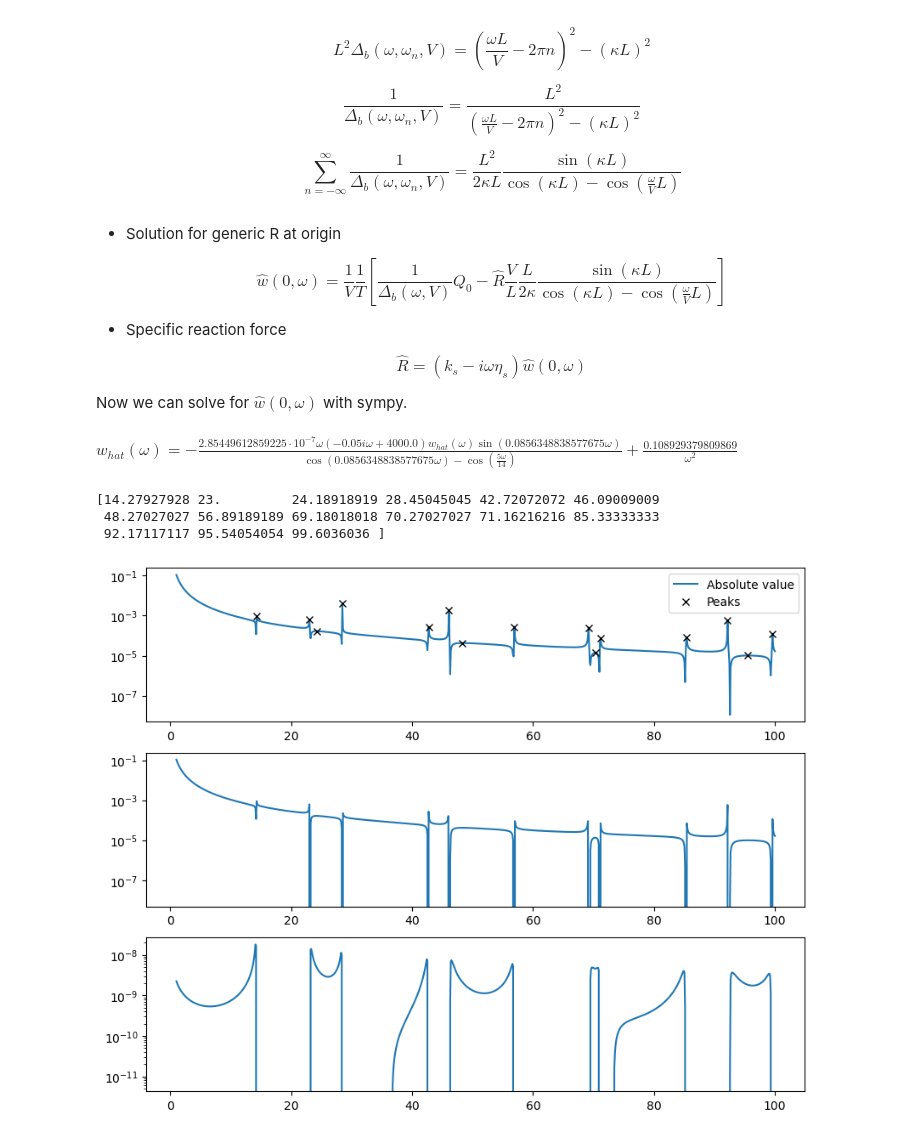
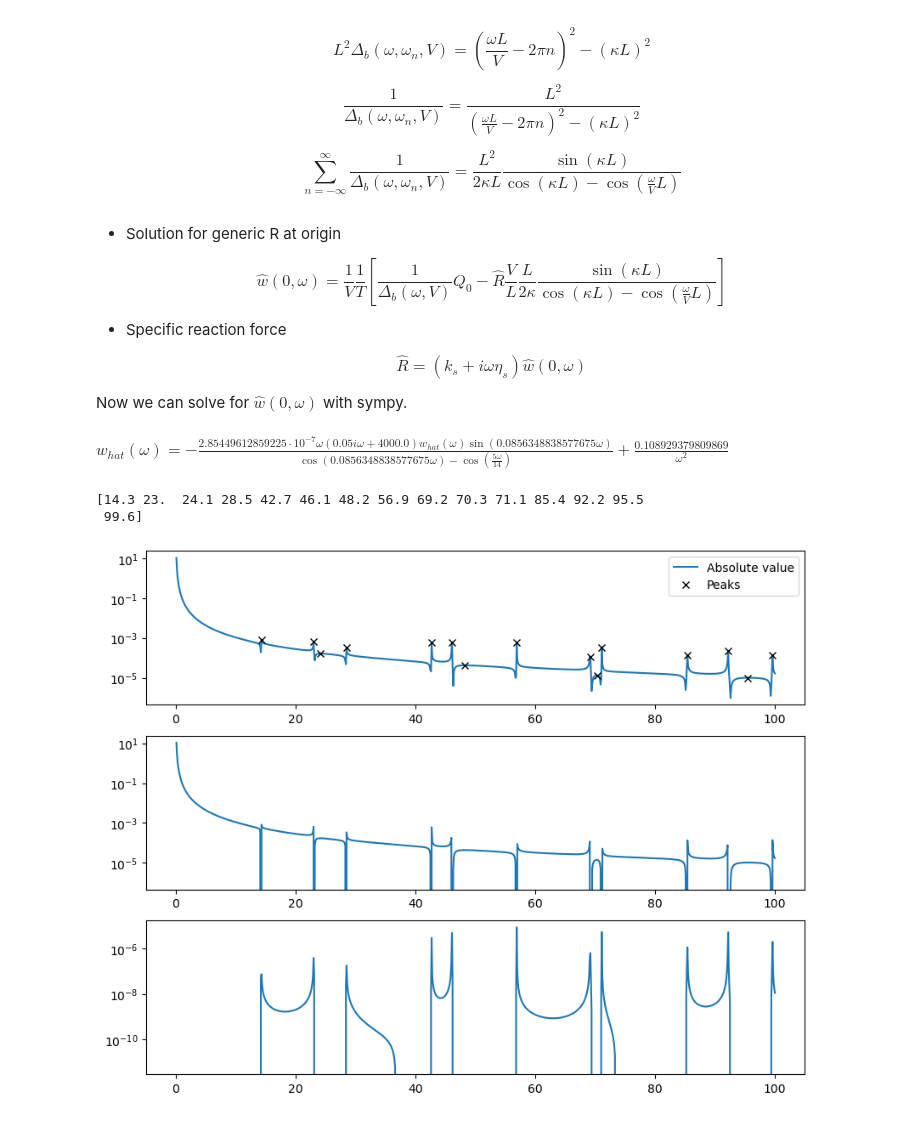
Before and after one commit to Lymone96/CIEM5220-Group2, a Jupyter notebook: 3_ML/question5.ipynb, the cells around one changed output. Drawn from its saved outputs; the diff is of its cells as text; code cells hidden in the pictures.

```diff
--- a/3_ML/question5.ipynb
+++ b/3_ML/question5.ipynb
@@ -228,7 +228,7 @@ $$
 - Specific reaction force
 
 $$
-\hat{R}=(k_s - i \omega \eta_s) \hat{w}(0,\omega)
+\hat{R}=(k_s + i \omega \eta_s) \hat{w}(0,\omega)
 $$
 
 Now we can solve for $\hat{w}(0,\omega)$ with sympy.
@@ -240,7 +240,7 @@ values = {rhoA:1.1, T:15E3, L:10, k_s:4E3, eta_s:0.05, Q0:55, V:28}
 w_hat = sym.Function('w_hat')(omega)
 
 delta_b = (omega/V)**2 - rhoA/T * omega**2
-R_hat = (k_s - sym.I*eta_s*omega)*w_hat
+R_hat = (k_s + sym.I*eta_s*omega)*w_hat
 kappa = omega/sym.sqrt(T/rhoA)
 
 eq1 = sym.Eq(w_hat, 1/V * 1/T * (1/delta_b * Q0 - R_hat * V/2*kappa * sym.sin(kappa*L)/(sym.cos(kappa*L) - sym.cos(omega/V * L))))
@@ -250,31 +250,30 @@ display(eq1.subs(values))
 
 w_hat = sym.solve(eq1.subs(values), w_hat)[0]
 # %% [output]
-$\displaystyle w_{hat}{\left(\omega \right)} = - \frac{2.85449612859225 \cdot 10^{-7} \omega \left(- 0.05 i \omega + 4000.0\right) w_{hat}{\left(\omega \right)} \sin{\left(0.0856348838577675 \omega \right)}}{\cos{\left(0.0856348838577675 \omega \right)} - \cos{\left(\frac{5 \omega}{14} \right)}} + \frac{0.108929379809869}{\omega^{2}}$
+$\displaystyle w_{hat}{\left(\omega \right)} = - \frac{2.85449612859225 \cdot 10^{-7} \omega \left(0.05 i \omega + 4000.0\right) w_{hat}{\left(\omega \right)} \sin{\left(0.0856348838577675 \omega \right)}}{\cos{\left(0.0856348838577675 \omega \right)} - \cos{\left(\frac{5 \omega}{14} \right)}} + \frac{0.108929379809869}{\omega^{2}}$
 # %%
 from scipy.signal import find_peaks
 
 w_hat_lambda = sym.lambdify(omega, w_hat)
-omega_values = np.linspace(1, 100, 1000)
+omega_values = np.linspace(0.1, 100, 1000)
 
 fig, ax = plt.subplots(3, 1, figsize=(10, 8))
 
 ax[0].semilogy(omega_values, np.abs(w_hat_lambda(omega_values)), label='Absolute value')
 ax[1].semilogy(omega_values, np.real(w_hat_lambda(omega_values)), label='Real part')
 ax[2].semilogy(omega_values, np.imag(w_hat_lambda(omega_values)), label='Imag part')
 
 # Find peaks in the absolute value of w_hat
 abs_vals = np.abs(w_hat_lambda(omega_values))
 peaks, _ = find_peaks(abs_vals)
 
 # Plot the peaks on the absolute value plot
 ax[0].plot(omega_values[peaks], abs_vals[peaks], "kx", label='Peaks')
 ax[0].legend()
 
 print(omega_values[peaks])
 # %% [output]
-[14.27927928 23.         24.18918919 28.45045045 42.72072072 46.09009009
- 48.27027027 56.89189189 69.18018018 70.27027027 71.16216216 85.33333333
- 92.17117117 95.54054054 99.6036036 ]
+[14.3 23.  24.1 28.5 42.7 46.1 48.2 56.9 69.2 70.3 71.1 85.4 92.2 95.5
+ 99.6]
-[figure, old version]
+[figure, new version]
 # %%
```
Also changed, not shown: parts of 3 cells of this notebook.
